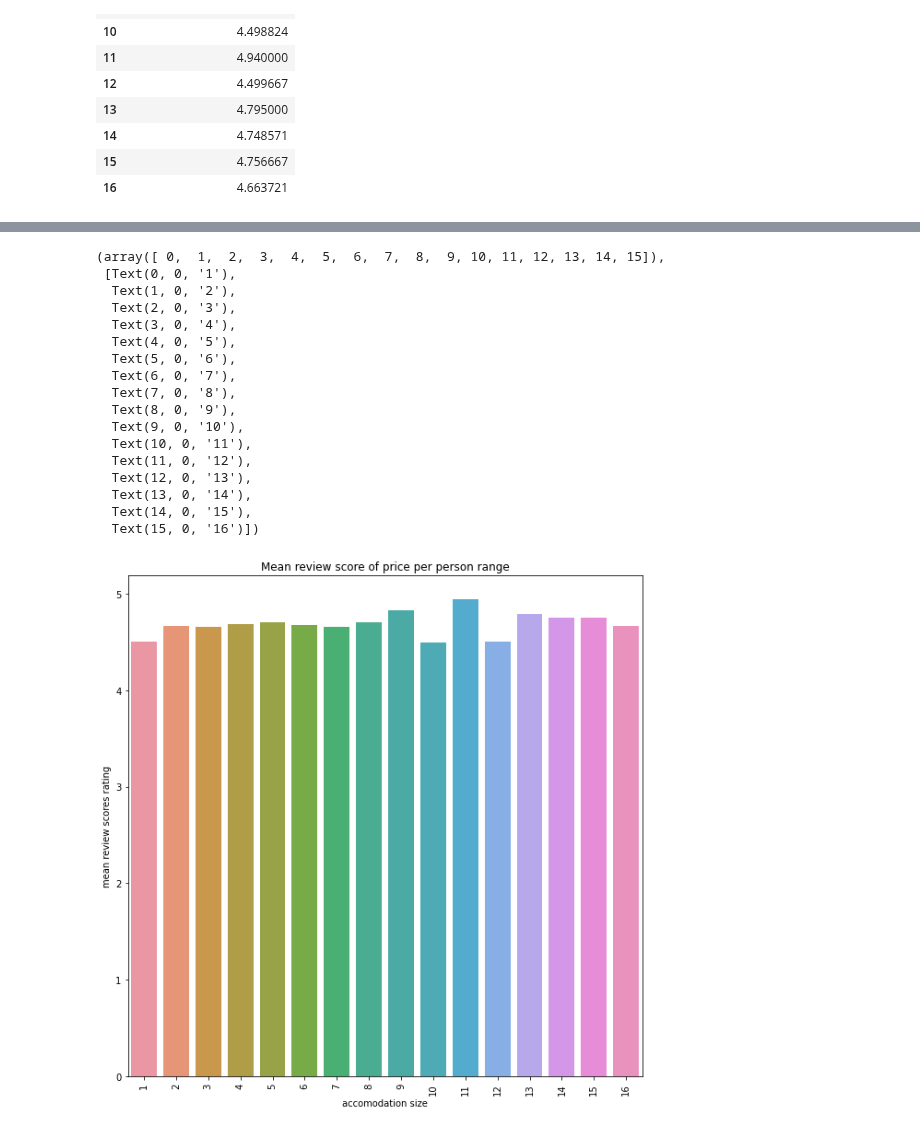
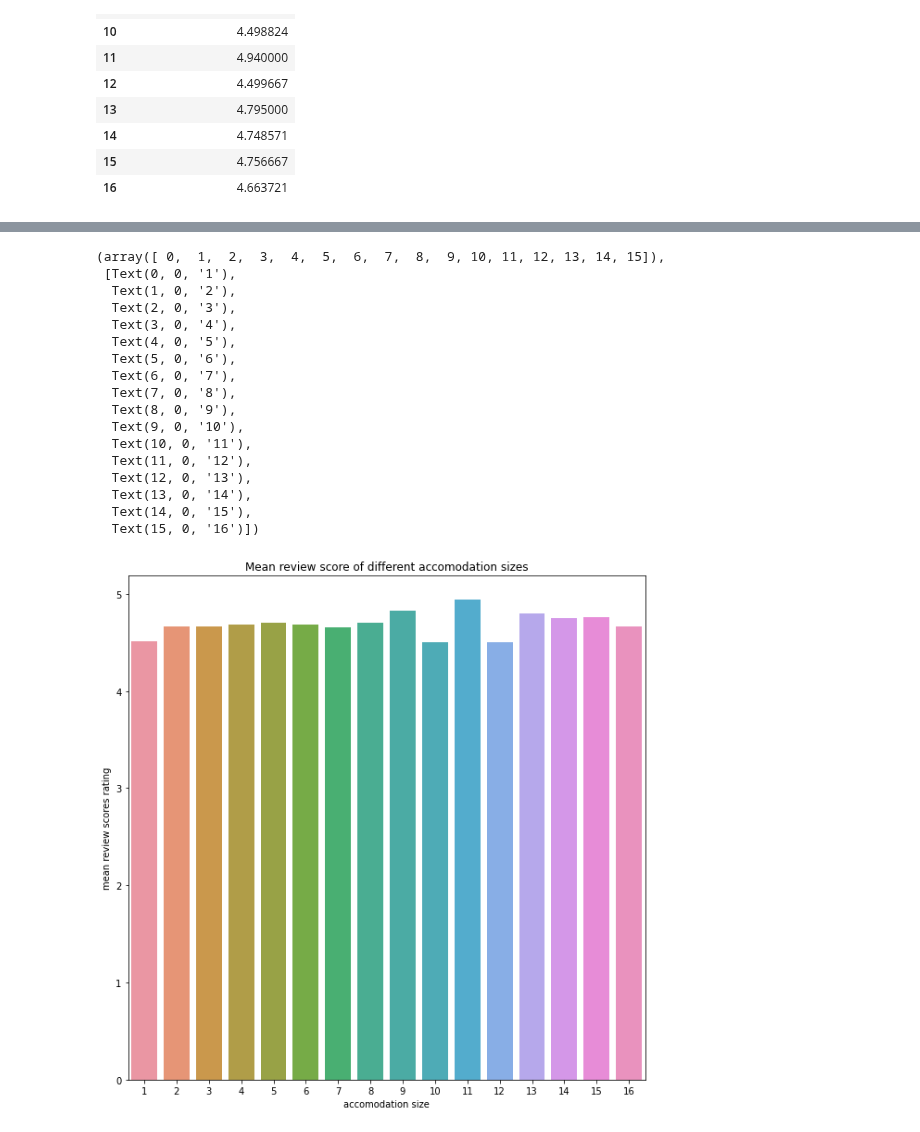
Before and after one commit to data301-2021-winter1/project-group11-project, a Jupyter notebook: notebooks/analysis3.ipynb, the cells around one changed output, grey strips where cells are left out. Cells and saved outputs as stored; diff of their text form; code cells hidden in the pictures.

```diff
--- a/notebooks/analysis3.ipynb
+++ b/notebooks/analysis3.ipynb
@@ -643,23 +603,23 @@ ars
 # %%
 plt.figure(figsize = (10,10))
-sns.barplot(x=ars.index.values, y='mean_review_scores_rating', data=ars).set(xlabel="accomodation size", ylabel = "mean review scores rating", title = 'Mean review score of price per person range')
-plt.xticks(rotation=90)
+sns.barplot(x=ars.index.values, y='mean_review_scores_rating', data=ars).set(xlabel="accomodation size", ylabel = "mean review scores rating", title = 'Mean review score of different accomodation sizes')
+plt.xticks(rotation=0)
 # %% [output]
 (array([ 0,  1,  2,  3,  4,  5,  6,  7,  8,  9, 10, 11, 12, 13, 14, 15]),
  [Text(0, 0, '1'),
   Text(1, 0, '2'),
   Text(2, 0, '3'),
   Text(3, 0, '4'),
   Text(4, 0, '5'),
   Text(5, 0, '6'),
   Text(6, 0, '7'),
   Text(7, 0, '8'),
   Text(8, 0, '9'),
   Text(9, 0, '10'),
   Text(10, 0, '11'),
   Text(11, 0, '12'),
   Text(12, 0, '13'),
   Text(13, 0, '14'),
   Text(14, 0, '15'),
   Text(15, 0, '16')])
-[figure, old version]
+[figure, new version]
```
Also changed, not shown: parts of 17 cells of this notebook, 1 other file.
